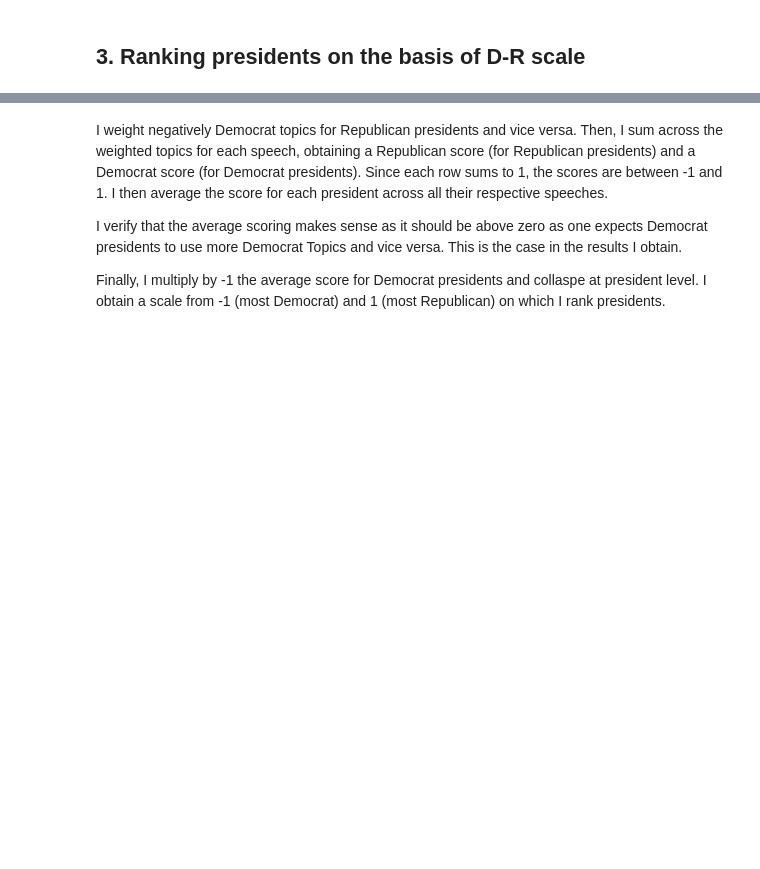
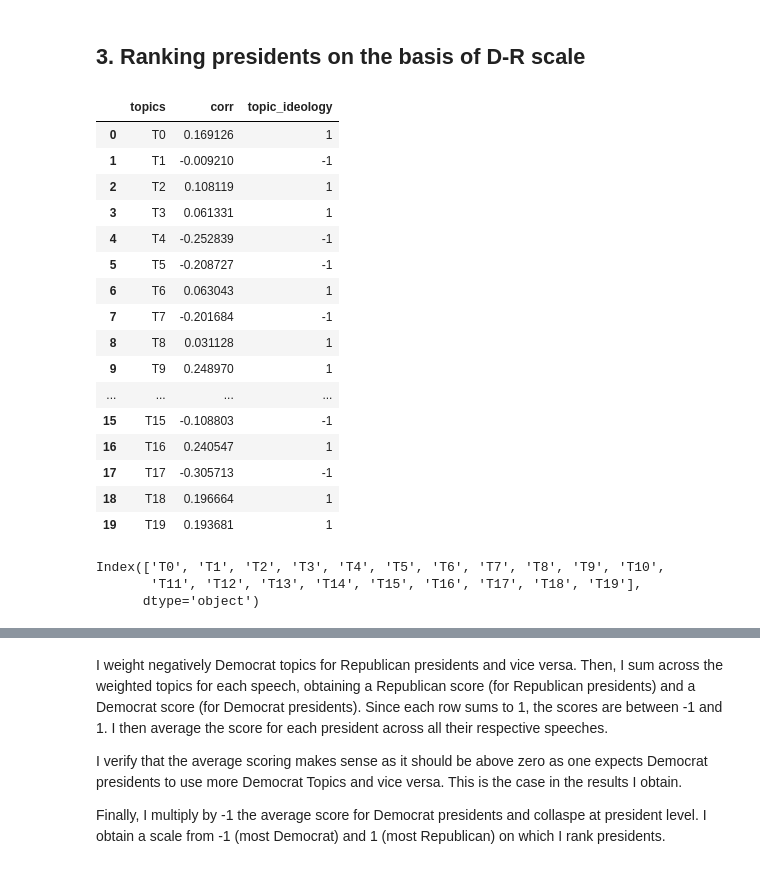
Before and after one commit to mearoche/text-mining-tutorial, a Jupyter notebook: Ass3.ipynb, the cells around one changed output, grey strips where cells are left out. Saved outputs shown, nothing was run; the diff lists cells and outputs as text; code cells hidden in the pictures; blank space fills up the shorter version.

```diff
--- a/Ass3.ipynb
+++ b/Ass3.ipynb
@@ -311,3 +308,7 @@ I use the respective partisanship of each president in the sample: Truman (D), E
 I create a dummy for being Republican (=1) or not (=0). Calculating the correlation between this dummy and the topics allows me to rank topics as either Democrat (if the correlation is negative) or Republican (if the correlation is positive). I also obtain a scale from -1 (most Democrat) to 1 (most Republican) on which I can rank each topic according to the obtained correlation.
 
 To note: I can proceed this way as the sample is well balanced with 50.7% of speeches coming from Republican presidents and 49.3% from Democrat presidents.
+# %%
+original_data = final_data.copy()
+topics = original_data.columns[2:-1]
+### TO DELETE LATER
@@ -318,0 +367,26 @@ To note: I can proceed this way as the sample is well balanced with 50.7% of spe
+# %%
+topics_correlations
+# %% [output]
+|  | topics | corr | topic_ideology |
+| 0 | T0 | 0.169126 | 1 |
+| 1 | T1 | -0.009210 | -1 |
+| 2 | T2 | 0.108119 | 1 |
+| 3 | T3 | 0.061331 | 1 |
+| 4 | T4 | -0.252839 | -1 |
+| 5 | T5 | -0.208727 | -1 |
+| 6 | T6 | 0.063043 | 1 |
+| 7 | T7 | -0.201684 | -1 |
+| 8 | T8 | 0.031128 | 1 |
+| 9 | T9 | 0.248970 | 1 |
+| ... | ... | ... | ... |
+| 15 | T15 | -0.108803 | -1 |
+| 16 | T16 | 0.240547 | 1 |
+| 17 | T17 | -0.305713 | -1 |
+| 18 | T18 | 0.196664 | 1 |
+| 19 | T19 | 0.193681 | 1 |
+# %%
+topics
+# %% [output]
+Index(['T0', 'T1', 'T2', 'T3', 'T4', 'T5', 'T6', 'T7', 'T8', 'T9', 'T10',
+       'T11', 'T12', 'T13', 'T14', 'T15', 'T16', 'T17', 'T18', 'T19'],
+      dtype='object')
```
Also changed, not shown: parts of 13 cells of this notebook.
